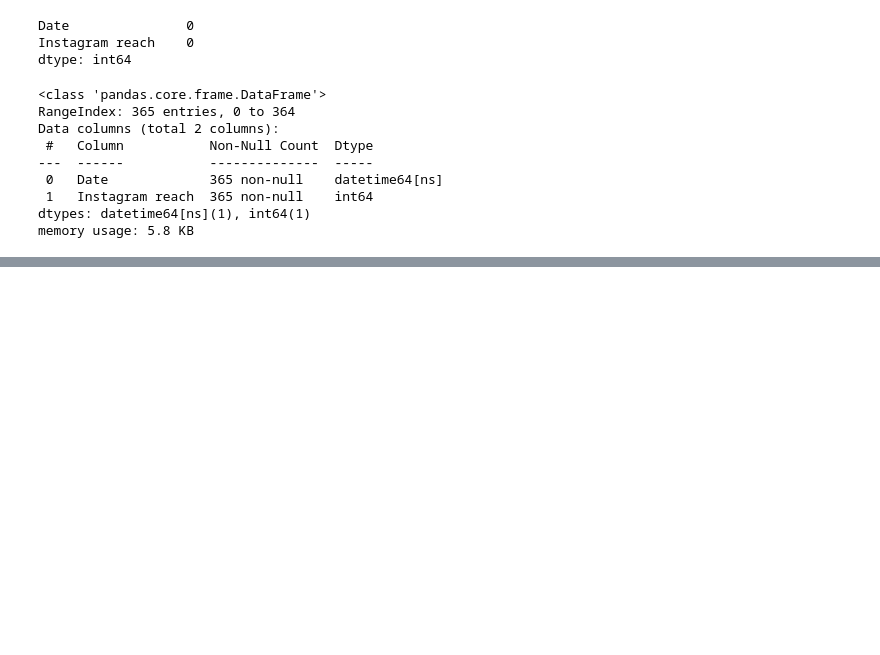
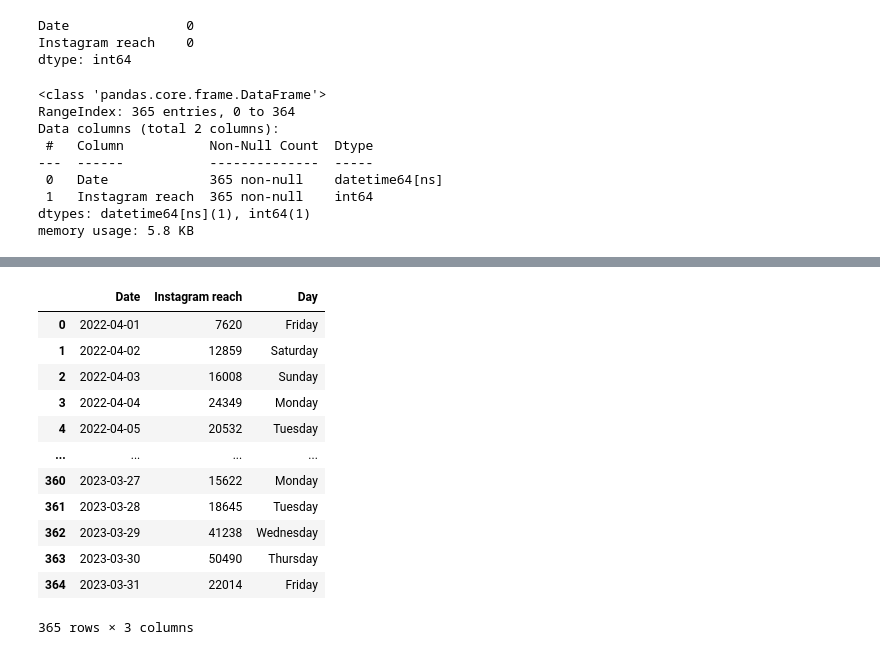
Before and after one commit to kaifshaheemj/Instagram_Reach, a Jupyter notebook: Reach.ipynb, the cells around one changed output, grey strips where cells are left out. Saved outputs shown, nothing was run; the diff lists cells and outputs as text; code cells hidden in the pictures; blank space fills up the shorter version.

```diff
--- a/Reach.ipynb
+++ b/Reach.ipynb
@@ -77,0 +121,16 @@ fig.show()
+# %%
+data
+# %% [output]
+|  | Date | Instagram reach | Day |
+| 0 | 2022-04-01 | 7620 | Friday |
+| 1 | 2022-04-02 | 12859 | Saturday |
+| 2 | 2022-04-03 | 16008 | Sunday |
+| 3 | 2022-04-04 | 24349 | Monday |
+| 4 | 2022-04-05 | 20532 | Tuesday |
+| ... | ... | ... | ... |
+| 360 | 2023-03-27 | 15622 | Monday |
+| 361 | 2023-03-28 | 18645 | Tuesday |
+| 362 | 2023-03-29 | 41238 | Wednesday |
+| 363 | 2023-03-30 | 50490 | Thursday |
+| 364 | 2023-03-31 | 22014 | Friday |
+365 rows × 3 columns
```
Also changed, not shown: parts of 18 cells of this notebook, 19 other files.
